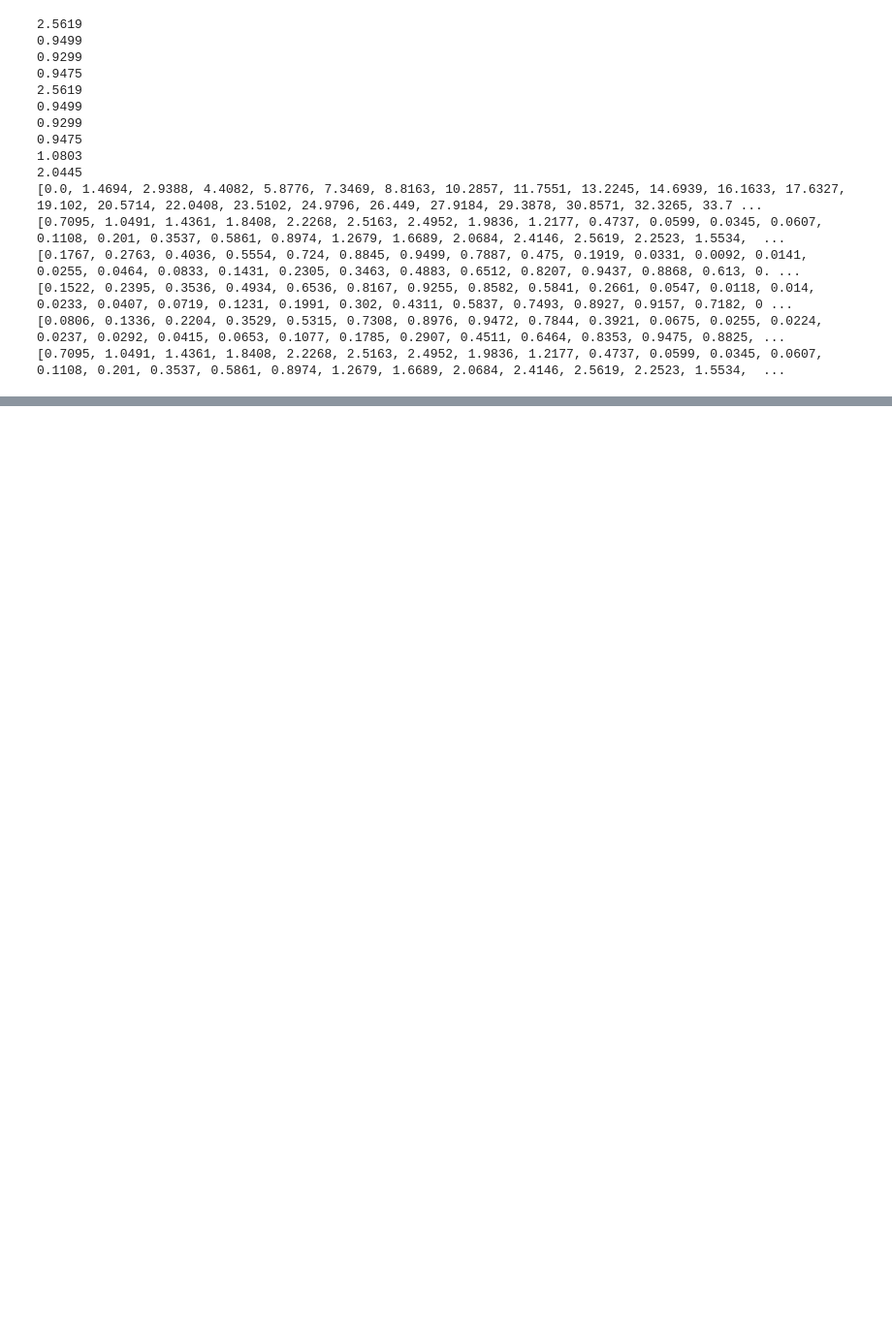
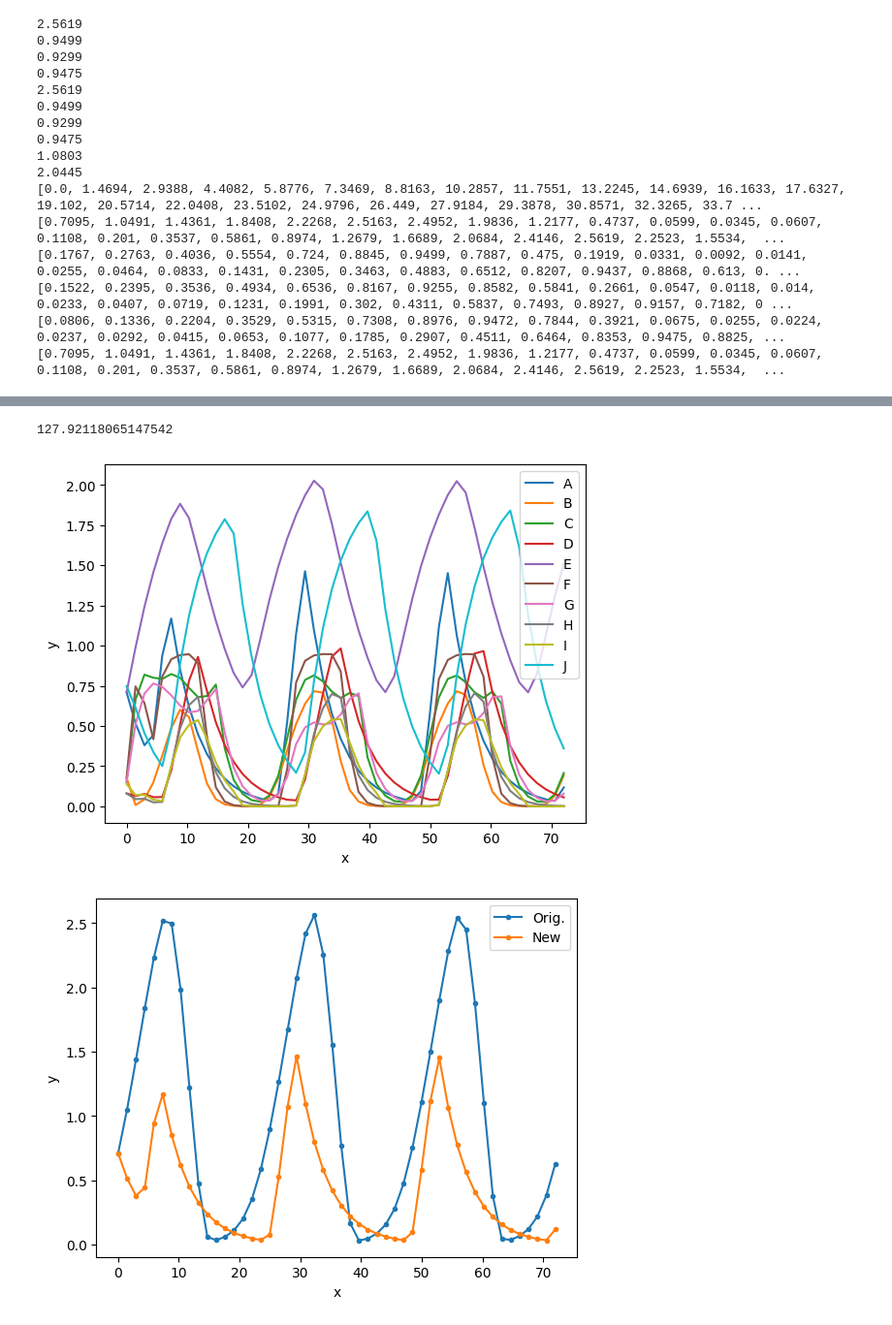
Before and after one commit to Patrick448/estudos-iniciacao-cientifica, a Jupyter notebook: GRN/analysis/grn10_plot.ipynb, the cells around one changed output, grey strips where cells are left out. Shown at 97% size. Saved outputs shown, nothing was run; the diff lists cells and outputs as text; code cells hidden in the pictures; blank space fills up the shorter version.

```diff
--- a/GRN/analysis/grn10_plot.ipynb
+++ b/GRN/analysis/grn10_plot.ipynb
@@ -171,0 +122,72 @@ plot_ind(ind6['dim'])
+# %%
+ind = {'dim': [1.73,2,0.81,0.11, 1.23, 1.78, 1.14, 1.04, 3.47, 3.21,
+                    0.45, 0.56, 0.99, 0.77, 0.71, 0.66, 0.46, 0.48, 0.66, 0.99, 0.85, 0.61, 0.55, 0.46, 0.17,
+                    20, 9, 24, 12, 2, 2, 6, 4, 7, 24, 2, 7, 21, 20, 3 ]}
+
+ind2 = {'dim': [1.794959063619618,0.325916390981450,1.373531424500639,4.876320937569907,3.217338401574691,1.110218875631117,2.392018328873477,2.418083472103063,0.197146901846466,2.399121427787891,0.170092865952182,0.681771467943102,0.359744476967681,0.116431120293755,0.213681567803735,0.954201013449119,0.518159605681162,0.156467307915179,0.857891199520864,0.100000000000000,0.630080495172404,0.920976003562880,0.178296671657450,0.730153469559525,0.100000000000000,13.187576247063026,8.445276716025347,1.969573106532458,24.116432156483607,2.076151498086156,12.834449005847529,7.268084680212454,12.662147450344683,1.036395092981174,5.318811857475626,9.946469643555850,21.167378837163223,13.536583027067825,1.107996504931092,21.247369208634349
+]}
+
+A, B, C, D, E, F, G, H, I, J= [], [], [], [], [], [], [], [], [], []
+
+def plot_comp(original, new):
+    #print(original)
+    #print(new)
+
+    fig, ax = plt.subplots(1, 1)
+    ax.plot(x, original, label='Orig.', marker=".")
+    ax.plot(x, new, label='New', marker=".")
+
+    ax.legend()
+    ax.set_xlabel('x')
+    ax.set_ylabel('y')
+    plt.show()
+
+def plot_ind(individual_params):
+    local_A,local_B,local_C,local_D,local_E,local_F,local_G,local_H,local_I,local_J = get_results(individual_params)
+    x = []
+
+    with open(f'GRN5.txt', 'r', newline='') as csvfile:
+        reader = csv.reader(csvfile, delimiter=' ', quotechar='\'')
+        for row in reader:
+            x.append(float(row[0]))
+
+    #print(x)
+    #print(local_A)
+    #print(local_B)
+    #print(local_C)
+    #print(local_D)
+    #print(local_E)
+
+    fig, ax = plt.subplots(1, 1)
+    ax.plot(x, local_A, label='A')
+    ax.plot(x, local_B, label='B')
+    ax.plot(x, local_C, label='C')
+    ax.plot(x, local_D, label='D')
+    ax.plot(x, local_E, label='E')
+    ax.plot(x, local_F, label='F')
+    ax.plot(x, local_G, label='G')
+    ax.plot(x, local_H, label='H')
+    ax.plot(x, local_I, label='I')
+    ax.plot(x, local_J, label='J')
+    ax.legend()
+    ax.set_xlabel('x')
+    ax.set_ylabel('y')
+    plt.show()
+
+    plot_comp(original_A, local_A)
+    plot_comp(original_B, local_B)
+    plot_comp(original_C, local_C)
+    plot_comp(original_D, local_D)
+    plot_comp(original_E, local_E)
+    plot_comp(original_F, local_F)
+    plot_comp(original_G, local_G)
+    plot_comp(original_H, local_H)
+    plot_comp(original_I, local_I)
+    plot_comp(original_J, local_J)
+
+
+plot_ind(ind2['dim'])
+# %% [output]
+127.92118065147542
+[figure, added]
+[figure, added]
```
Also changed, not shown: parts of 5 cells of this notebook, 27 other files.
